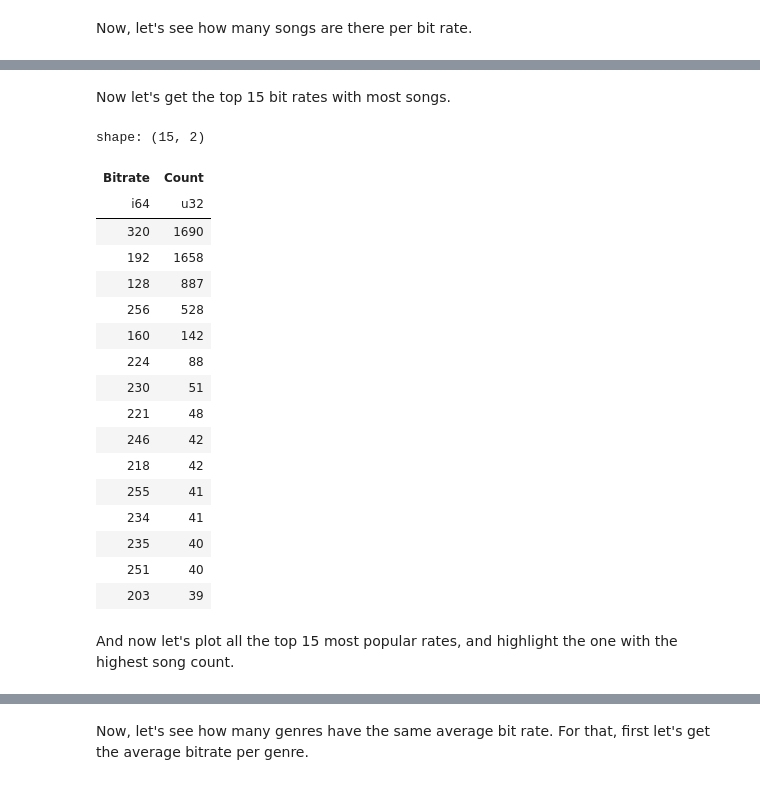
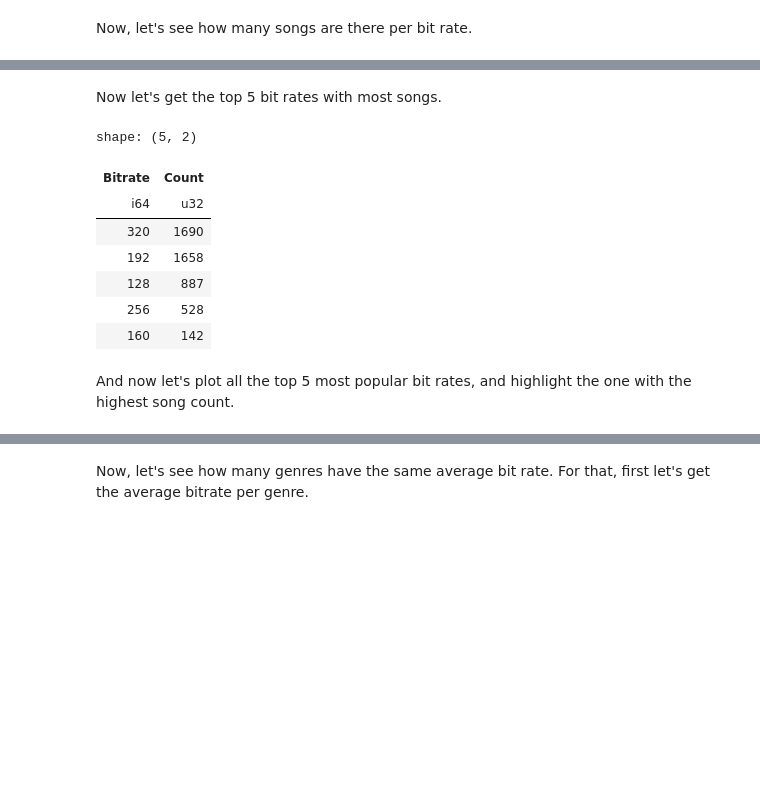
Before and after one commit to Underdoge/music-ds, a Jupyter notebook: Jupyter_Workbook.ipynb, the cells around one changed output, grey strips where cells are left out. Drawn from its saved outputs; the diff is of its cells as text; code cells hidden in the pictures; blank space fills up the shorter version.

```diff
--- a/Jupyter_Workbook.ipynb
+++ b/Jupyter_Workbook.ipynb
@@ -461,26 +462,16 @@ shape: (220, 2)
 # %% [markdown]
-Now let's get the top 15 bit rates with most songs.
+Now let's get the top 5 bit rates with most songs.
 # %%
-top_15_bitrates = songs_by_bitrate.top_k(15, by="Count")
-top_15_bitrates
+top_5_bitrates = songs_by_bitrate.top_k(5, by="Count")
+top_5_bitrates
 # %% [output]
-shape: (15, 2)
+shape: (5, 2)
 | Bitrate | Count |
 | i64 | u32 |
 | 320 | 1690 |
 | 192 | 1658 |
 | 128 | 887 |
 | 256 | 528 |
 | 160 | 142 |
-| 224 | 88 |
-| 230 | 51 |
-| 221 | 48 |
-| 246 | 42 |
-| 218 | 42 |
-| 255 | 41 |
-| 234 | 41 |
-| 235 | 40 |
-| 251 | 40 |
-| 203 | 39 |
 # %% [markdown]
-And now let's plot all the top 15 most popular rates, and highlight the one with the highest song count.
+And now let's plot all the top 5 most popular bit rates, and highlight the one with the highest song count.
```
Also changed, not shown: parts of 20 cells of this notebook, 7 other files.
